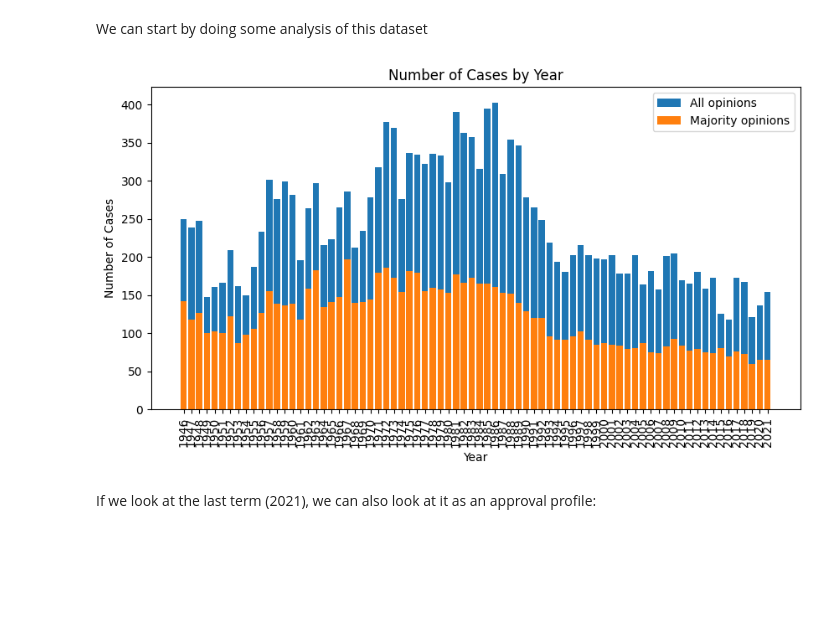
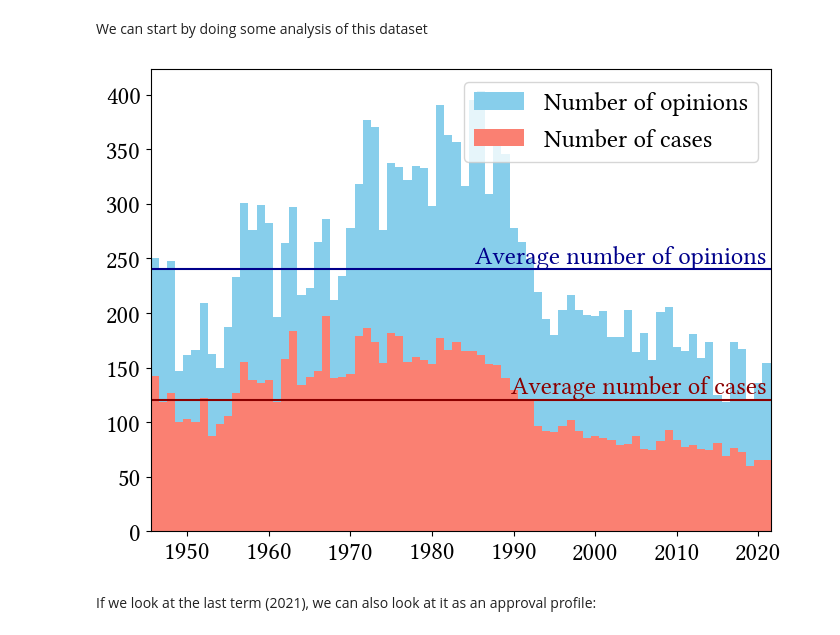
Before and after one commit to TheoDlmz/AxisRules, a Jupyter notebook: notebooks/scotus.ipynb, the cells around one changed output. Saved outputs shown, nothing was run; the diff lists cells and outputs as text; code cells hidden in the pictures; blank space fills up the shorter version.

```diff
--- a/notebooks/scotus.ipynb
+++ b/notebooks/scotus.ipynb
@@ -59,21 +72,31 @@ array([[1., 1., 1., 1., 1., 1., 0., 1., 1.],
        [0., 1., 1., 0., 0., 0., 0., 1., 1.]])
 # %% [markdown]
 We can start by doing some analysis of this dataset
-# %%
-keys = list(opinions_by_year.keys())
-n_cases = [len(opinions_by_year[k]) for k in keys]
-n_cases_maj = [len(majority_opinions_by_year[k]) for k in keys]
-plt.figure(figsize=(10, 5))
-plt.bar(keys, n_cases, label="All opinions")
-plt.bar(keys, n_cases_maj, label="Majority opinions")
-plt.xticks(rotation=90)
-plt.xlabel('Year')
-plt.ylabel('Number of Cases')
-plt.title('Number of Cases by Year')
-plt.legend()
-plt.show()
-# %% [output]
-[figure, removed]
+# %%
+keys = list(opinions_by_year.keys())
+n_cases = [len(opinions_by_year[k]) for k in keys]
+n_cases_maj = [len(majority_opinions_by_year[k]) for k in keys]
+plt.figure(figsize=(8, 6))
+plt.bar(keys, n_cases, label="Number of opinions",color='skyblue', width=1)
+plt.bar(keys, n_cases_maj, label="Number of cases",color='salmon', width=1)
+
+# plot a line for the average
+plt.plot([-1,len(keys)], [np.mean(n_cases),np.mean(n_cases)], color='darkblue')
+plt.text(len(keys)-1, np.mean(n_cases), f"Average number of opinions", va='bottom', ha='right', color='darkblue')
+
+plt.plot([-1,len(keys)], [np.mean(n_cases_maj),np.mean(n_cases_maj)], color='darkred')
+plt.text(len(keys)-1, np.mean(n_cases_maj), f"Average number of cases", va='bottom', ha='right', color='darkred')
+
+# show only ticks for 1950, 1960, 1970, 1980, 1990, 2000, 2010 and 2020 (every 10 years, but skip the first 4)
+plt.xticks(keys[4::10])
+plt.xlim(-0.5,len(keys)-0.5)
+
+#240, 121
+plt.legend()
+plt.savefig('../../../2024-11/figures/number_of_cases_and_opinions.pdf', bbox_inches='tight')
+plt.show()
+# %% [output]
+[figure, added]
 # %% [markdown]
 If we look at the last term (2021), we can also look at it as an approval profile:
 # %%
```
Also changed, not shown: parts of 22 cells of this notebook, 9 other files.
